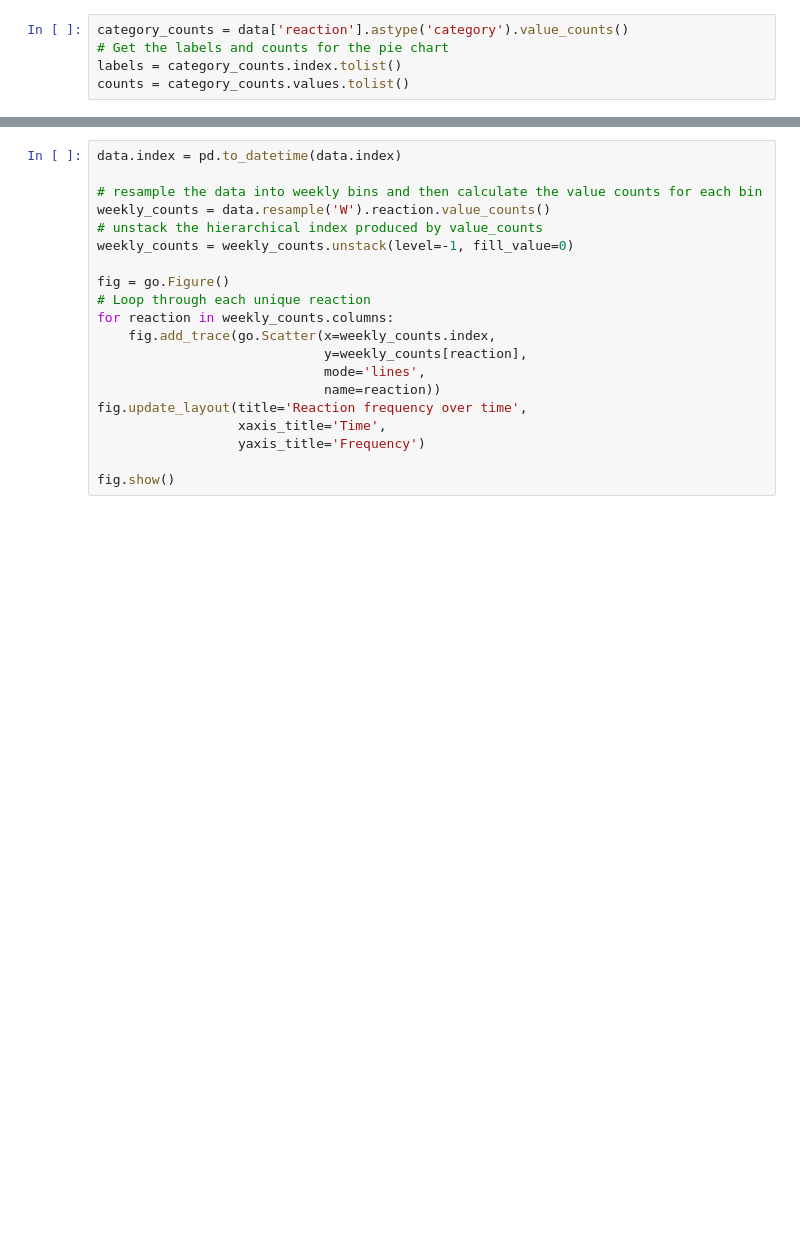
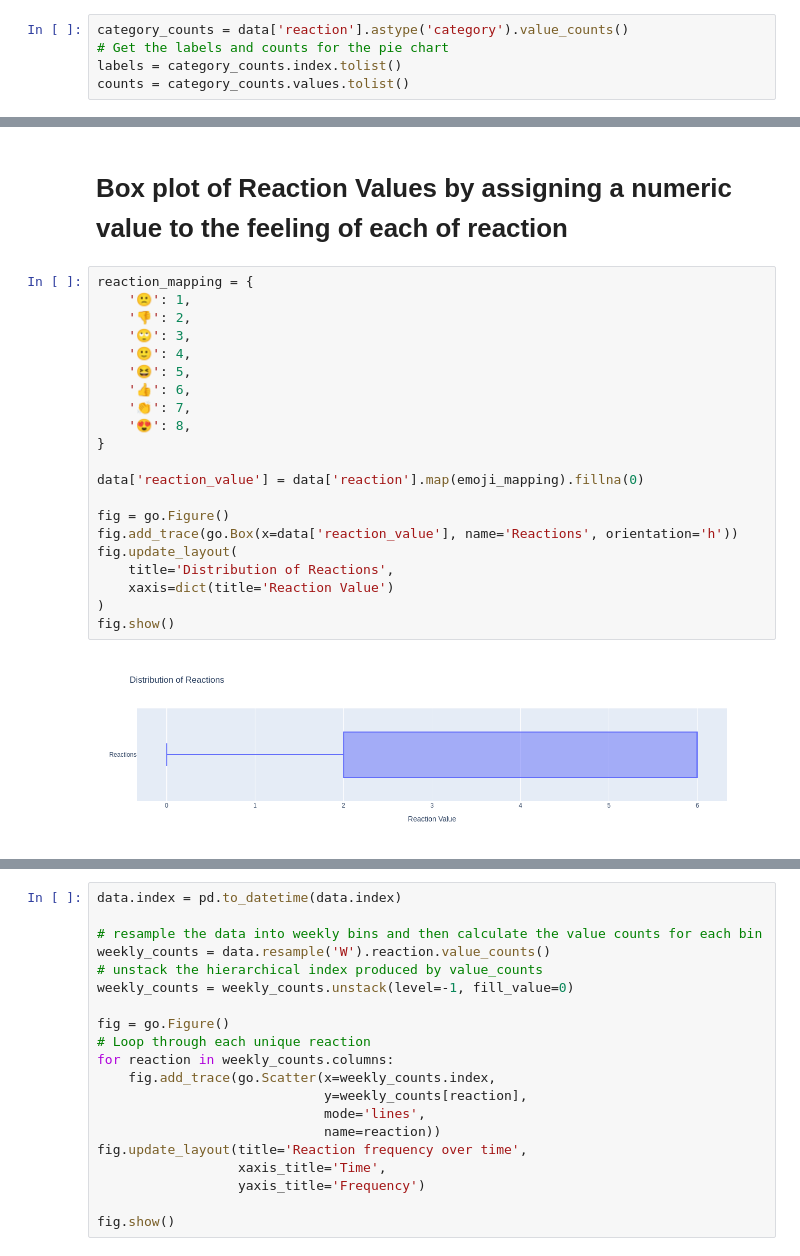
Before and after one commit to mossishahi/chorus_analytics, a Jupyter notebook: notebooks/eda_on_chorus.ipynb, the cells around one changed output, grey strips where cells are left out. Cells and saved outputs as stored; diff of their text form; blank space fills up the shorter version.

```diff
--- a/notebooks/eda_on_chorus.ipynb
+++ b/notebooks/eda_on_chorus.ipynb
@@ -35,0 +70,25 @@ fig.write_image("pie_chart.png")
+# %% [markdown]
+# Box plot of Reaction Values by assigning a numeric value to the feeling of each of reaction
+# %%
+reaction_mapping = {
+    '🙁': 1,
+    '👎': 2,
+    '🙄': 3,
+    '🙂': 4,
+    '😆': 5,
+    '👍': 6,
+    '👏': 7,
+    '😍': 8,
+}
+
+data['reaction_value'] = data['reaction'].map(emoji_mapping).fillna(0)
+
+fig = go.Figure()
+fig.add_trace(go.Box(x=data['reaction_value'], name='Reactions', orientation='h'))
+fig.update_layout(
+    title='Distribution of Reactions',
+    xaxis=dict(title='Reaction Value')
+)
+fig.show()
+# %% [output]
+[figure, added]
```
Also changed, not shown: parts of 22 cells of this notebook, 2 other files.
